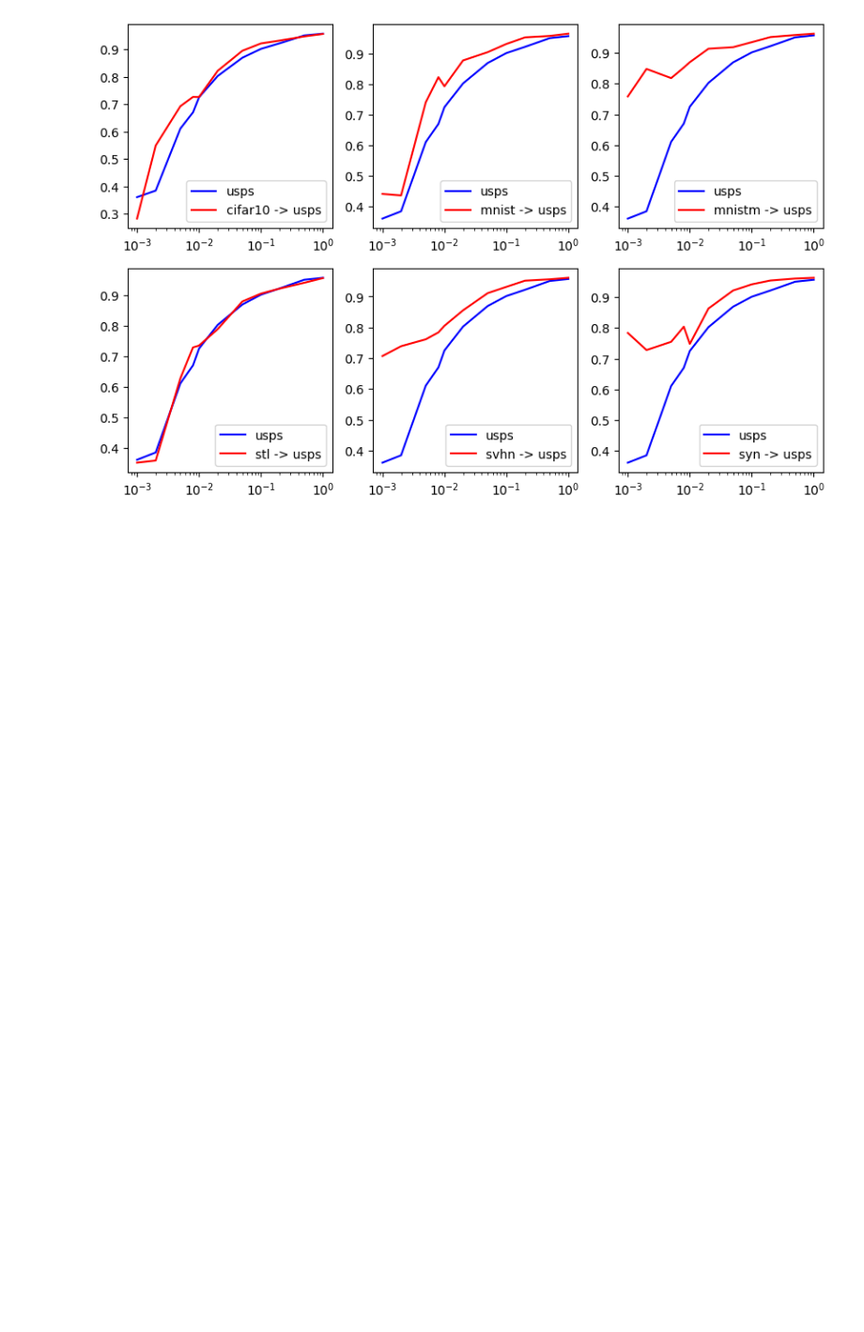
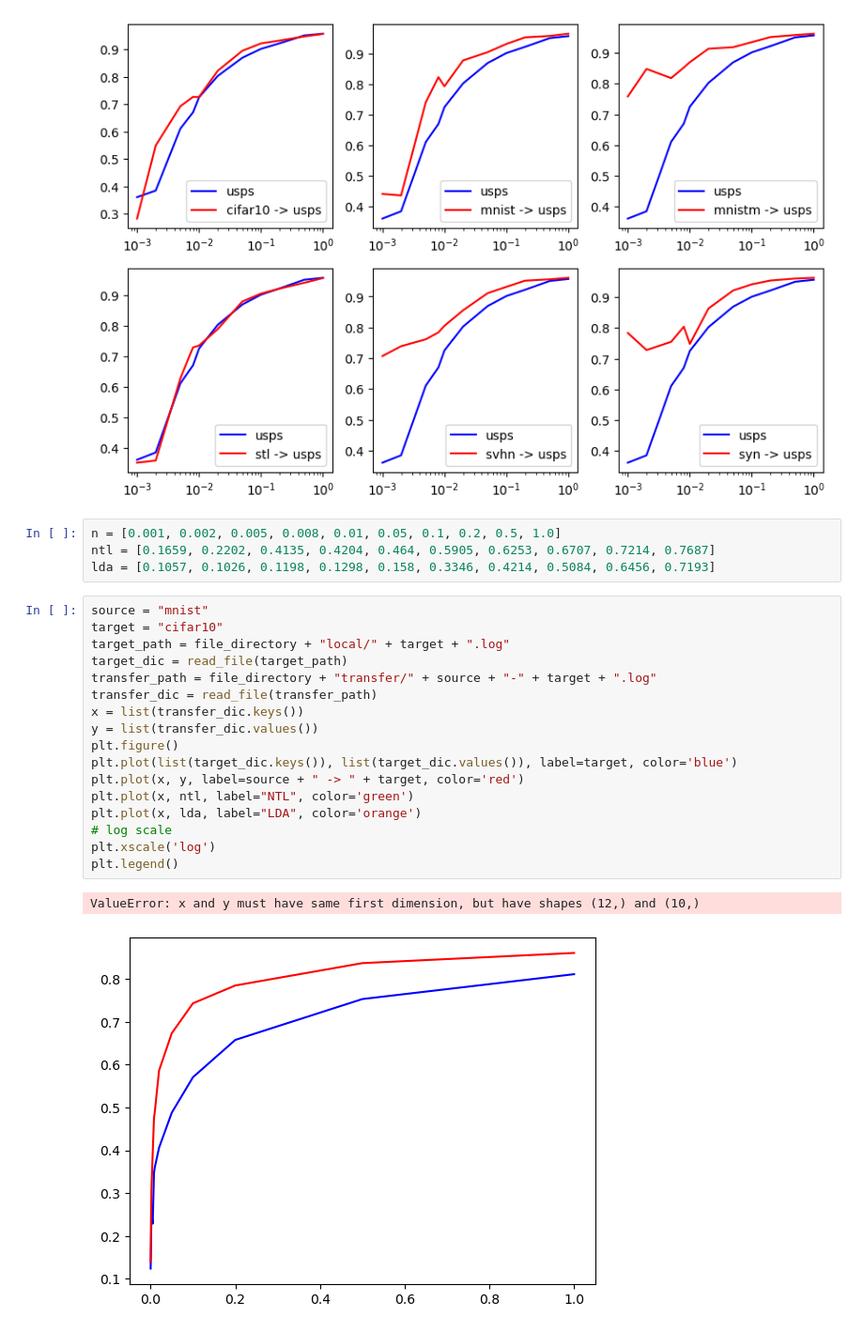
Before and after one commit to RollinDing/DNN-NTL-Pruning, a Jupyter notebook: src/visualizations/visualize_local_transfer.ipynb, the cells around one changed output. Shown: that part at 94% size. Saved outputs shown, nothing was run; the diff lists cells and outputs as text; blank space fills up the shorter version.

```diff
--- a/src/visualizations/visualize_local_transfer.ipynb
+++ b/src/visualizations/visualize_local_transfer.ipynb
@@ -72,3 +59,27 @@ for target in datasets:
 [figure]
 [figure]
 [figure]
+# %%
+n = [0.001, 0.002, 0.005, 0.008, 0.01, 0.05, 0.1, 0.2, 0.5, 1.0]
+ntl = [0.1659, 0.2202, 0.4135, 0.4204, 0.464, 0.5905, 0.6253, 0.6707, 0.7214, 0.7687]
+lda = [0.1057, 0.1026, 0.1198, 0.1298, 0.158, 0.3346, 0.4214, 0.5084, 0.6456, 0.7193]
+# %%
+source = "mnist"
+target = "cifar10"
+target_path = file_directory + "local/" + target + ".log"
+target_dic = read_file(target_path)
+transfer_path = file_directory + "transfer/" + source + "-" + target + ".log"
+transfer_dic = read_file(transfer_path)
+x = list(transfer_dic.keys())
+y = list(transfer_dic.values())
+plt.figure()
+plt.plot(list(target_dic.keys()), list(target_dic.values()), label=target, color='blue')
+plt.plot(x, y, label=source + " -> " + target, color='red')
+plt.plot(x, ntl, label="NTL", color='green')
+plt.plot(x, lda, label="LDA", color='orange')
+# log scale
+plt.xscale('log')
+plt.legend()
+# %% [output]
+ValueError: x and y must have same first dimension, but have shapes (12,) and (10,)
+[figure, added]
```
Also changed, not shown: parts of 1 cell of this notebook, 7 other files.
